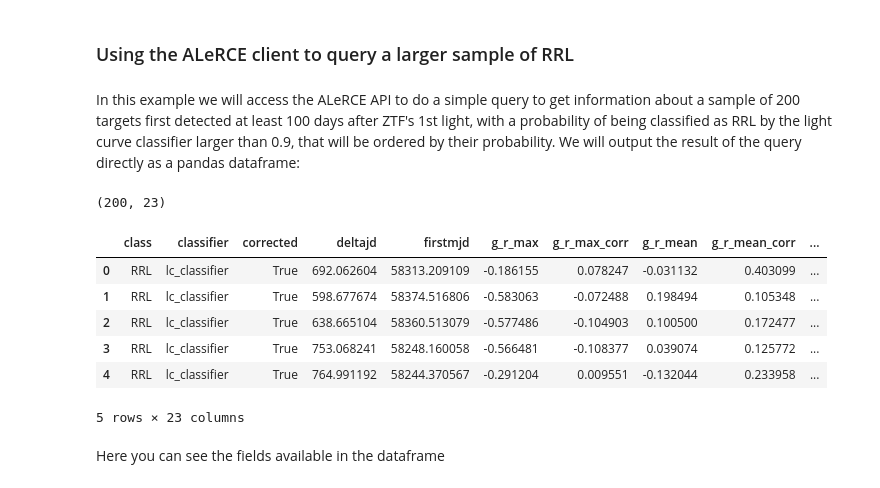
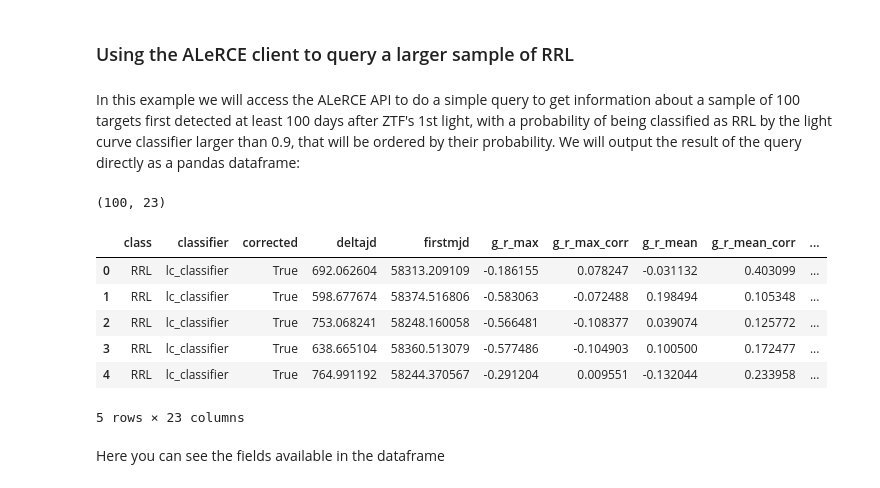
Before and after one commit to alercebroker/usecases, a Jupyter notebook: notebooks/colab/ALeRCE_ZTF_VariableStars_newDB_colab.ipynb, the cells around one changed output. Saved outputs shown, nothing was run; the diff lists cells and outputs as text; code cells hidden in the pictures.

```diff
--- a/notebooks/colab/ALeRCE_ZTF_VariableStars_newDB_colab.ipynb
+++ b/notebooks/colab/ALeRCE_ZTF_VariableStars_newDB_colab.ipynb
@@ -895,27 +892,27 @@ The agreement is very good, except for one of the sources, ZTF18aapmpdr, where t
 # %% [markdown]
 ### Using the ALeRCE client to query a larger sample of RRL <a class="anchor" id="clientrrl"></a>
 # %% [markdown]
-In this example we will access the ALeRCE API to do a simple query to get information about a sample of 200 targets first detected at least 100 days after ZTF's 1st light, with a probability of being classified as RRL by the light curve classifier larger than 0.9, that will be ordered by their probability. We will output the result of the query directly as a pandas dataframe:
+In this example we will access the ALeRCE API to do a simple query to get information about a sample of 100 targets first detected at least 100 days after ZTF's 1st light, with a probability of being classified as RRL by the light curve classifier larger than 0.9, that will be ordered by their probability. We will output the result of the query directly as a pandas dataframe:
 # %%
 min_firstmjd = Time("2017-11-01T00:00:00", format="isot", scale="utc").mjd + 100
 
 VSs = client.query_objects(classifier="lc_classifier",
                            class_name="RRL",
                            probability=0.9,
                            order_by="probability",
                            order_mode="DESC",
                            first_mjd=[min_firstmjd, None],
                            count=False,
-                           page_size=200, format='pandas')
+                           page_size=100, format='pandas')
 print(VSs.shape)
 VSs.head()
 # %% [output]
-(200, 23)
+(100, 23)
 |  | class | classifier | corrected | deltajd | firstmjd | g_r_max | g_r_max_corr | g_r_mean | g_r_mean_corr | ... |
 | 0 | RRL | lc_classifier | True | 692.062604 | 58313.209109 | -0.186155 | 0.078247 | -0.031132 | 0.403099 | ... |
 | 1 | RRL | lc_classifier | True | 598.677674 | 58374.516806 | -0.583063 | -0.072488 | 0.198494 | 0.105348 | ... |
-| 2 | RRL | lc_classifier | True | 638.665104 | 58360.513079 | -0.577486 | -0.104903 | 0.100500 | 0.172477 | ... |
-| 3 | RRL | lc_classifier | True | 753.068241 | 58248.160058 | -0.566481 | -0.108377 | 0.039074 | 0.125772 | ... |
+| 2 | RRL | lc_classifier | True | 753.068241 | 58248.160058 | -0.566481 | -0.108377 | 0.039074 | 0.125772 | ... |
+| 3 | RRL | lc_classifier | True | 638.665104 | 58360.513079 | -0.577486 | -0.104903 | 0.100500 | 0.172477 | ... |
 | 4 | RRL | lc_classifier | True | 764.991192 | 58244.370567 | -0.291204 | 0.009551 | -0.132044 | 0.233958 | ... |
 5 rows × 23 columns
 # %% [markdown]
```
Also changed, not shown: parts of 26 cells of this notebook.
